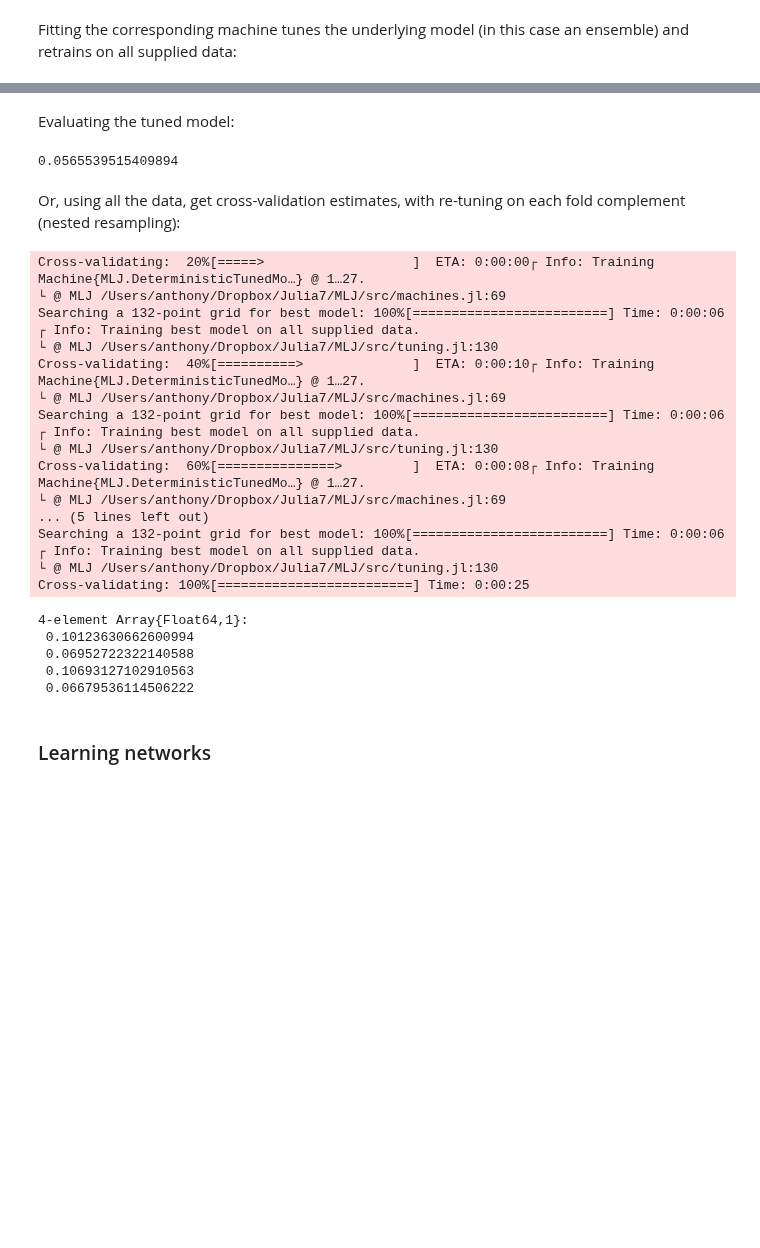
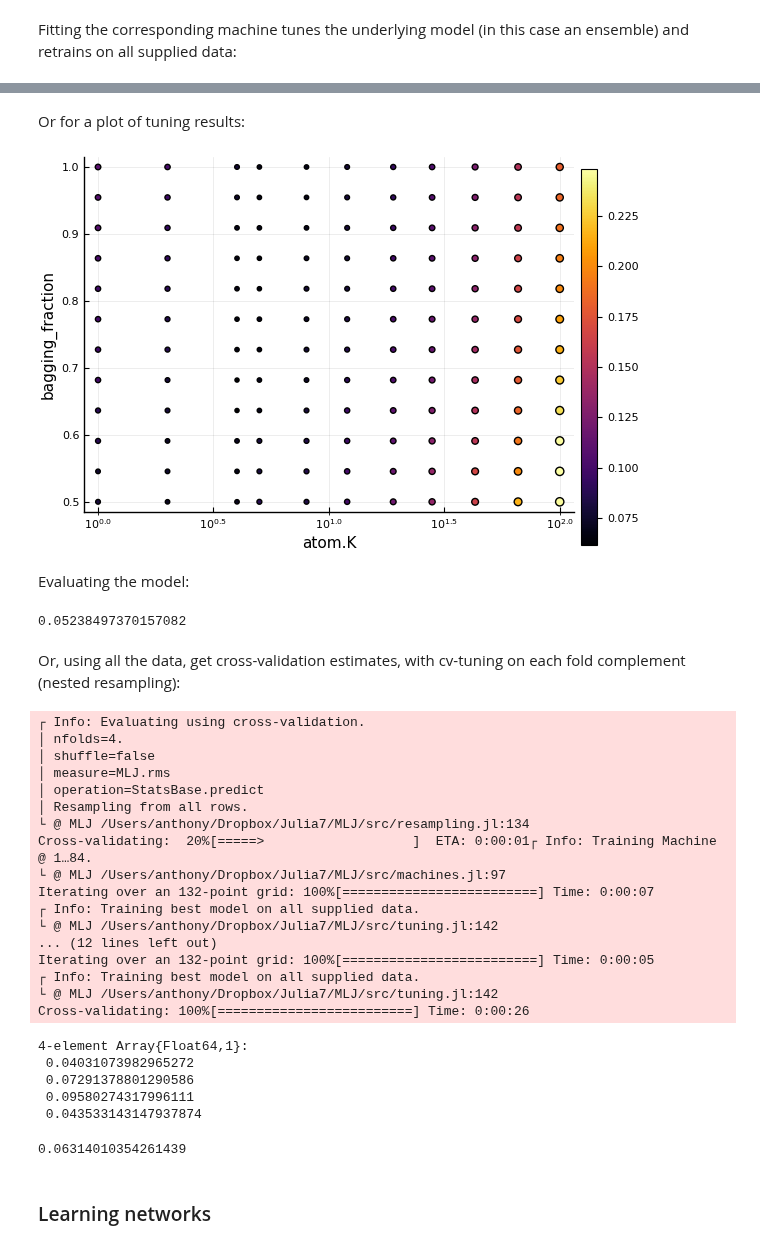
Before and after one commit to JuliaAI/MLJ.jl, a Jupyter notebook: docs/src/tour.ipynb, the cells around one changed output, grey strips where cells are left out. Drawn from its saved outputs; the diff is of its cells as text; code cells hidden in the pictures; blank space fills up the shorter version.

```diff
--- a/docs/src/tour.ipynb
+++ b/docs/src/tour.ipynb
@@ -119,5 +136,6 @@ To define a tuning grid, we construct ranges for the two parameters and collate
 # %%
 B_range = range(ensemble_model, :bagging_fraction, lower= 0.5, upper=1.0, scale = :linear)
 K_range = range(knn_model, :K, lower=1, upper=100, scale=:log10)
-nested_ranges = Params(:atom => Params(:K => K_range), :bagging_fraction => B_range)
+nested_ranges = (atom = (K = K_range,),
+                 bagging_fraction = B_range)
 # %% [output]
@@ -182,0 +186,2 @@ best_model.bagging_fraction = 0.7272727272727273
+# %%
+fitted_params(tuned_ensemble)
@@ -183,38 +212,50 @@ best_model.bagging_fraction = 0.7272727272727273
+# %% [markdown]
+Or for a plot of tuning results:
+# %%
+using Plots
+pyplot()
+plot(tuned_ensemble)
+# %% [output]
+[figure, added]
 # %% [markdown]
-Evaluating the tuned model:
+Evaluating the model:
 # %%
 yhat = predict(tuned_ensemble, X[test,:])
 rms(yhat, y[test])
 # %% [output]
-0.0565539515409894
+0.05238497370157082
 # %% [markdown]
-Or, using all the data, get cross-validation estimates, with re-tuning on each fold complement (nested resampling):
+Or, using all the data, get cross-validation estimates, with cv-tuning on each fold complement (nested resampling):
 # %%
 tuned_ensemble = machine(tuned_ensemble_model, X, y)
-evaluate!(tuned_ensemble, resampling=CV(nfolds=4), verbosity=2)
+estimates = evaluate!(tuned_ensemble, resampling=CV(nfolds=4), verbosity=2)
 # %% [output]
-Cross-validating:  20%[=====>                   ]  ETA: 0:00:00┌ Info: Training Machine{MLJ.DeterministicTunedMo…} @ 1…27.
-└ @ MLJ /Users/anthony/Dropbox/Julia7/MLJ/src/machines.jl:69
-Searching a 132-point grid for best model: 100%[=========================] Time: 0:00:06
+┌ Info: Evaluating using cross-validation.
+│ nfolds=4.
+│ shuffle=false
+│ measure=MLJ.rms
+│ operation=StatsBase.predict
+│ Resampling from all rows.
+└ @ MLJ /Users/anthony/Dropbox/Julia7/MLJ/src/resampling.jl:134
+Cross-validating:  20%[=====>                   ]  ETA: 0:00:01┌ Info: Training Machine @ 1…84.
+└ @ MLJ /Users/anthony/Dropbox/Julia7/MLJ/src/machines.jl:97
+Iterating over an 132-point grid: 100%[=========================] Time: 0:00:07
 ┌ Info: Training best model on all supplied data.
-└ @ MLJ /Users/anthony/Dropbox/Julia7/MLJ/src/tuning.jl:130
-Cross-validating:  40%[==========>              ]  ETA: 0:00:10┌ Info: Training Machine{MLJ.DeterministicTunedMo…} @ 1…27.
-└ @ MLJ /Users/anthony/Dropbox/Julia7/MLJ/src/machines.jl:69
-Searching a 132-point grid for best model: 100%[=========================] Time: 0:00:06
+└ @ MLJ /Users/anthony/Dropbox/Julia7/MLJ/src/tuning.jl:142
+... (12 lines left out)
+Iterating over an 132-point grid: 100%[=========================] Time: 0:00:05
 ┌ Info: Training best model on all supplied data.
-└ @ MLJ /Users/anthony/Dropbox/Julia7/MLJ/src/tuning.jl:130
-Cross-validating:  60%[===============>         ]  ETA: 0:00:08┌ Info: Training Machine{MLJ.DeterministicTunedMo…} @ 1…27.
-└ @ MLJ /Users/anthony/Dropbox/Julia7/MLJ/src/machines.jl:69
-... (5 lines left out)
-Searching a 132-point grid for best model: 100%[=========================] Time: 0:00:06
-┌ Info: Training best model on all supplied data.
-└ @ MLJ /Users/anthony/Dropbox/Julia7/MLJ/src/tuning.jl:130
-Cross-validating: 100%[=========================] Time: 0:00:25
+└ @ MLJ /Users/anthony/Dropbox/Julia7/MLJ/src/tuning.jl:142
+Cross-validating: 100%[=========================] Time: 0:00:26
 4-element Array{Float64,1}:
- 0.10123630662600994
- 0.06952722322140588
- 0.10693127102910563
- 0.06679536114506222
+ 0.04031073982965272
+ 0.07291378801290586
+ 0.09580274317996111
+ 0.043533143147937874
+# %%
+mean(estimates)
+# %% [output]
+0.06314010354261439
 # %% [markdown]
 ### Learning networks
 # %% [markdown]
```
Also changed, not shown: parts of 39 cells of this notebook, 6 other files.
